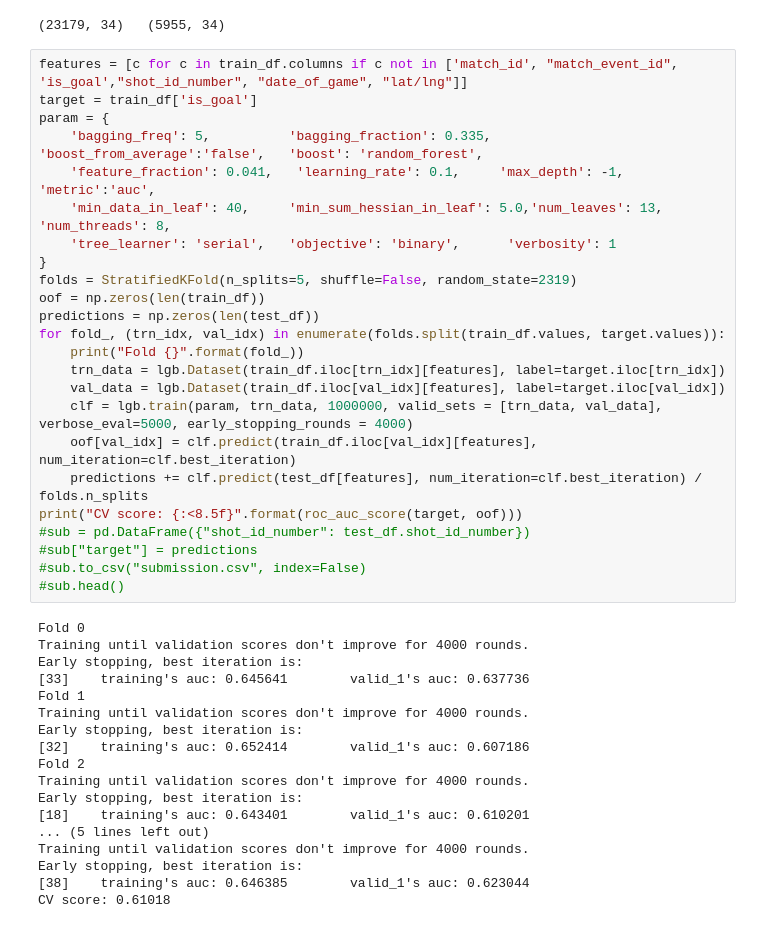
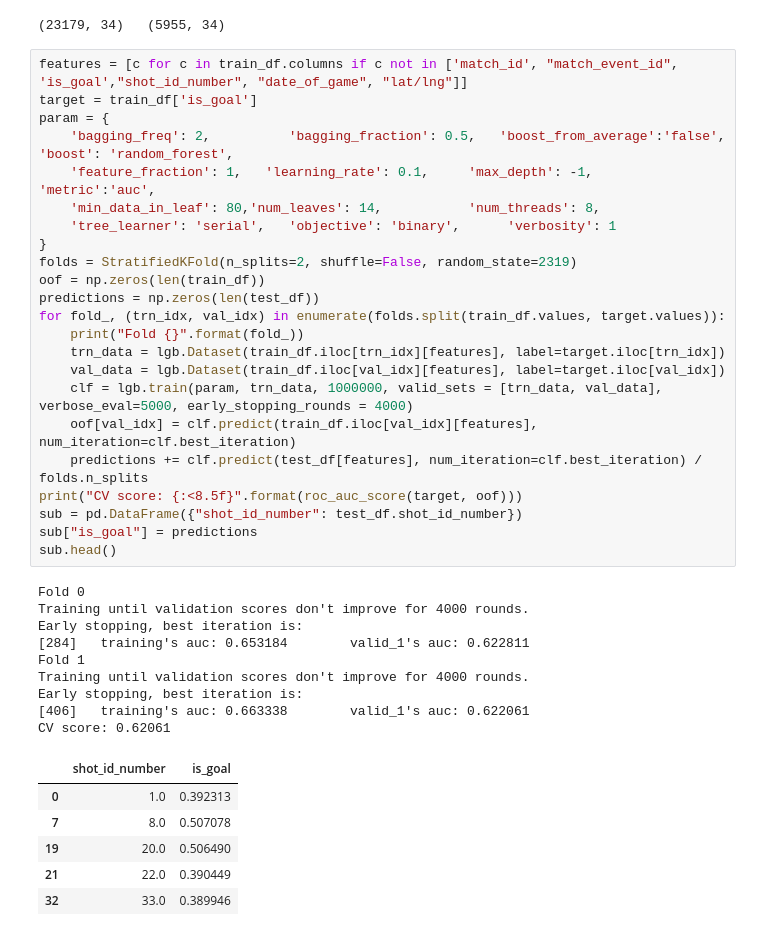
Before and after one commit to coderop2/ZS_hackathon_2019, a Jupyter notebook: lgb_pipepline-impute-mean.ipynb, the cells around one changed output. Drawn from its saved outputs; the diff is of its cells as text.

```diff
--- a/lgb_pipepline-impute-mean.ipynb
+++ b/lgb_pipepline-impute-mean.ipynb
@@ -137,42 +137,39 @@ print(train_df.shape, " ", test_df.shape)
 # %%
 features = [c for c in train_df.columns if c not in ['match_id', "match_event_id", 'is_goal',"shot_id_number", "date_of_game", "lat/lng"]]
 target = train_df['is_goal']
 param = {
-    'bagging_freq': 5,          'bagging_fraction': 0.335,   'boost_from_average':'false',   'boost': 'random_forest',
-    'feature_fraction': 0.041,   'learning_rate': 0.1,     'max_depth': -1,                'metric':'auc',
-    'min_data_in_leaf': 40,     'min_sum_hessian_in_leaf': 5.0,'num_leaves': 13,           'num_threads': 8,
+    'bagging_freq': 2,          'bagging_fraction': 0.5,   'boost_from_average':'false',   'boost': 'random_forest',
+    'feature_fraction': 1,   'learning_rate': 0.1,     'max_depth': -1,                'metric':'auc',
+    'min_data_in_leaf': 80,'num_leaves': 14,           'num_threads': 8,
     'tree_learner': 'serial',   'objective': 'binary',      'verbosity': 1
 }
-folds = StratifiedKFold(n_splits=5, shuffle=False, random_state=2319)
+folds = StratifiedKFold(n_splits=2, shuffle=False, random_state=2319)
 oof = np.zeros(len(train_df))
 predictions = np.zeros(len(test_df))
 for fold_, (trn_idx, val_idx) in enumerate(folds.split(train_df.values, target.values)):
     print("Fold {}".format(fold_))
     trn_data = lgb.Dataset(train_df.iloc[trn_idx][features], label=target.iloc[trn_idx])
     val_data = lgb.Dataset(train_df.iloc[val_idx][features], label=target.iloc[val_idx])
     clf = lgb.train(param, trn_data, 1000000, valid_sets = [trn_data, val_data], verbose_eval=5000, early_stopping_rounds = 4000)
     oof[val_idx] = clf.predict(train_df.iloc[val_idx][features], num_iteration=clf.best_iteration)
     predictions += clf.predict(test_df[features], num_iteration=clf.best_iteration) / folds.n_splits
 print("CV score: {:<8.5f}".format(roc_auc_score(target, oof)))
-#sub = pd.DataFrame({"shot_id_number": test_df.shot_id_number})
-#sub["target"] = predictions
-#sub.to_csv("submission.csv", index=False)
-#sub.head()
+sub = pd.DataFrame({"shot_id_number": test_df.shot_id_number})
+sub["is_goal"] = predictions
+sub.head()
 # %% [output]
 Fold 0
 Training until validation scores don't improve for 4000 rounds.
 Early stopping, best iteration is:
-[33]    training's auc: 0.645641        valid_1's auc: 0.637736
+[284]   training's auc: 0.653184        valid_1's auc: 0.622811
 Fold 1
 Training until validation scores don't improve for 4000 rounds.
 Early stopping, best iteration is:
-[32]    training's auc: 0.652414        valid_1's auc: 0.607186
-Fold 2
-Training until validation scores don't improve for 4000 rounds.
-Early stopping, best iteration is:
-[18]    training's auc: 0.643401        valid_1's auc: 0.610201
-... (5 lines left out)
-Training until validation scores don't improve for 4000 rounds.
-Early stopping, best iteration is:
-[38]    training's auc: 0.646385        valid_1's auc: 0.623044
-CV score: 0.61018
+[406]   training's auc: 0.663338        valid_1's auc: 0.622061
+CV score: 0.62061
+|  | shot_id_number | is_goal |
+| 0 | 1.0 | 0.392313 |
+| 7 | 8.0 | 0.507078 |
+| 19 | 20.0 | 0.506490 |
+| 21 | 22.0 | 0.390449 |
+| 32 | 33.0 | 0.389946 |
```
Also changed, not shown: parts of 20 cells of this notebook, 18 other files.
